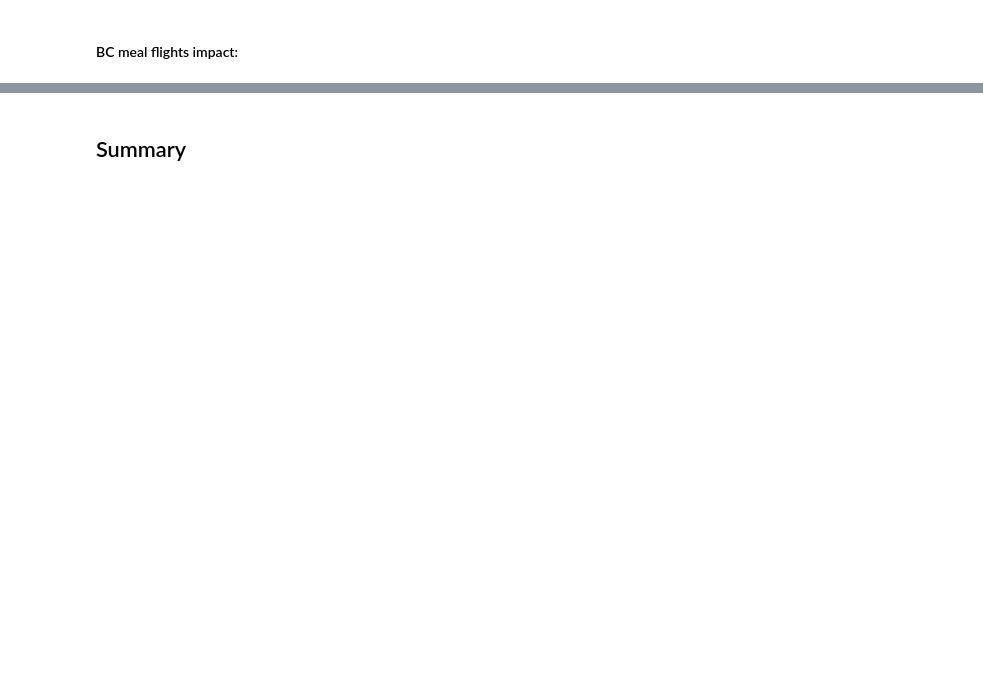
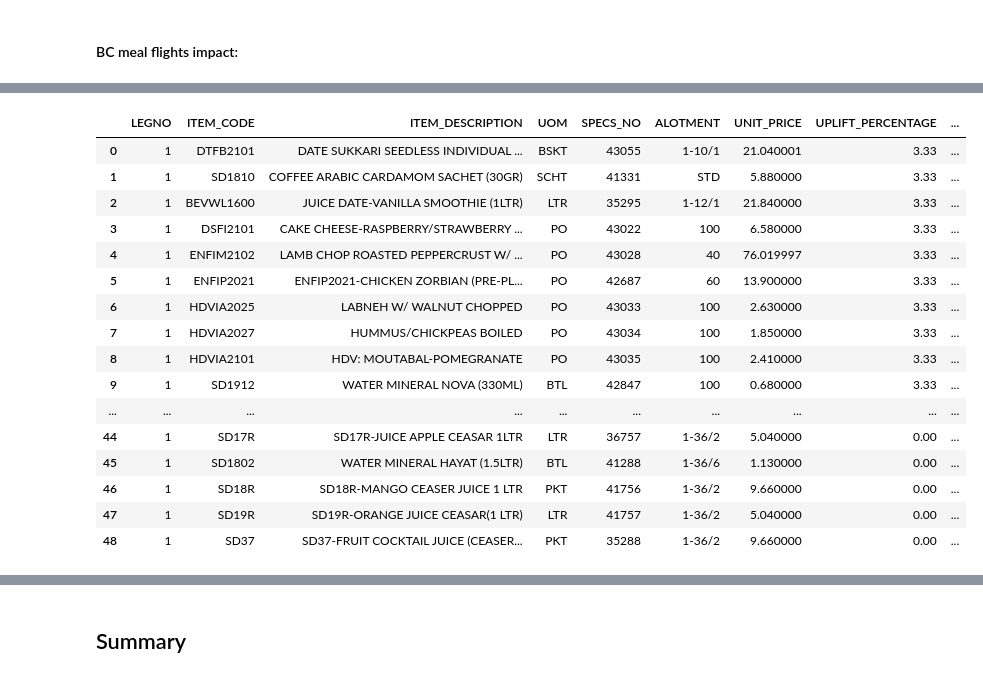
Before and after one commit to KhaledAlmanea/foodMonthlyCostImpact, a Jupyter notebook: CDN Monthly Data Report.ipynb, the cells around one changed output, grey strips where cells are left out. Cells and saved outputs as stored; diff of their text form; code cells hidden in the pictures; blank space fills up the shorter version.

```diff
--- a/CDN Monthly Data Report.ipynb
+++ b/CDN Monthly Data Report.ipynb
@@ -1249,13 +1245,12 @@ Total cost impact on meal flights economy equals SAR 3,132,950 and its impact on
 # %%
 changes_list_meal_bc = pd.DataFrame()
 
-# create beverages data frame for BC
+# create beverages data frame for JC
 meal_frame_bc = df_three[((df_three['Block Time'] > 89) & (df_three['CLASS_CODE'] == 'JC') & ~(df_three.ITEM_CODE.isin(handling_item_codes)) & ~(df_three.ROUTE.isin(beverage_exception))) | ((df_three['Block Time'] > 89) & (df_three.ROUTE.isin(meal_exception)) & (df_three['CLASS_CODE'] == 'JC') & ~(df_three.ITEM_CODE.isin(handling_item_codes)))]
 meal_frame_p_bc = df_p_three[((df_p_three['Block Time'] > 89) & (df_p_three['CLASS_CODE'] == 'JC') & ~(df_p_three.ITEM_CODE.isin(handling_item_codes)) & ~(df_p_three.ROUTE.isin(beverage_exception))) | ((df_p_three['Block Time'] > 89) & (df_p_three.ROUTE.isin(meal_exception)) & (df_p_three['CLASS_CODE'] == 'JC') & ~(df_p_three.ITEM_CODE.isin(handling_item_codes)))]
 
-
-meal_frame_bc.drop_duplicates(subset=['DBL_DATE','ITEM_CODE', 'SPECS_NO', 'ITEM_DESCRIPTION','UOM', 'ALOTMENT', 'UNIT_PRICE'], inplace = True)
-meal_frame_p_bc.drop_duplicates(subset=['DBL_DATE','ITEM_CODE', 'SPECS_NO', 'ITEM_DESCRIPTION','UOM', 'ALOTMENT', 'UNIT_PRICE'], inplace = True)
+meal_frame_bc.drop_duplicates(subset=['DBL_DATE','SPECS_NO','UOM', 'ALOTMENT', 'UNIT_PRICE'], inplace = True)
+meal_frame_p_bc.drop_duplicates(subset=['DBL_DATE','SPECS_NO','UOM', 'ALOTMENT', 'UNIT_PRICE'], inplace = True)
 
 # drop unneeded columns
 meal_frame_bc = meal_frame_bc.drop(columns=['CDN_NO','ETD', 'FLT_NO' ,'FROM_CITY', 'TO_CITY', 'CLASS_CODE', 'CAPACITY', 'NO_PAX', 'PRICE', 'TYPE_CODE', 'Block Time', 'ROUTE'])
@@ -1264,6 +1259,10 @@ meal_frame_p_bc = meal_frame_p_bc.drop(columns=['CDN_NO','ETD', 'FLT_NO','FROM_C
 #Keep leg number 1 only
 meal_frame_bc = meal_frame_bc.drop(meal_frame_bc[meal_frame_bc.LEGNO.isin(['2', '3', '4'])].index)
 meal_frame_p_bc = meal_frame_p_bc.drop(meal_frame_p_bc[meal_frame_p_bc.LEGNO.isin(['2', '3', '4'])].index)
+
+# Drop rows where unit price equals 0
+meal_frame_bc = meal_frame_bc.drop(meal_frame_bc[meal_frame_bc['UNIT_PRICE'] == 0].index)
+meal_frame_p_bc = meal_frame_p_bc.drop(meal_frame_p_bc[meal_frame_p_bc['UNIT_PRICE'] == 0].index)
 
 # Concat menus
 changes_list_meal_bc = pd.concat([meal_frame_bc, meal_frame_p_bc])
@@ -1274,36 +1273,32 @@ changes_list_meal_bc.dropna(subset=['SPECS_NO'], inplace=True)
 #drop duplicated rows
 changes_list_meal_bc.drop_duplicates(subset=['SPECS_NO'], inplace = True)
 
-# td variable to store the latest day in the month
-td = meal_frame_p_bc.DBL_DATE.dt.day.iloc[-1]
-# dc variable to store the latest day comes with the SPEC_NO
-dc = 0
+changes_list_meal_bc['UPLIFT_PERCENTAGE'] = 0
 # Loop to go through the items of the changes list and remove any item that is not a change
 for x, z in enumerate(changes_list_meal_bc['SPECS_NO'].values):
     # if the item is not available in the previous month but available in the current month "keep it"
-    if z not in meal_frame_p_bc['SPECS_NO'].values:
-        if z in meal_frame_bc['SPECS_NO'].values:
-            pass
+    if (z not in meal_frame_p_bc['SPECS_NO'].values) & (z in meal_frame_bc['SPECS_NO'].values):
+        pass
      # if the item is available in the previous month but not available in the current month "keep it"
-    elif z not in meal_frame_bc['SPECS_NO'].values:
-        if z in meal_frame_p_bc['SPECS_NO'].values:
-            pass
+    elif (z not in meal_frame_bc['SPECS_NO'].values) & (z in meal_frame_p_bc['SPECS_NO'].values):
+        pass
     # delete the item if it is available in the whole previous month (100%)
-    elif z in meal_frame_bc['SPECS_NO'].values:
+    elif (z in meal_frame_bc['SPECS_NO'].values) & (z in meal_frame_p_bc['SPECS_NO'].values):
         if meal_frame_bc['UNIT_PRICE'][meal_frame_bc['SPECS_NO'] == z].sum() > 0:
-            current_month_price = (meal_frame_bc['UNIT_PRICE'][(meal_frame_bc['SPECS_NO'] == z) & (meal_frame_bc['UNIT_PRICE'] > 0)]).iloc[0]
-        if z in meal_frame_p_bc['SPECS_NO'].values:
-            for i, j in enumerate(meal_frame_p_bc.DBL_DATE.dt.day):
-                if (meal_frame_p_bc['SPECS_NO'][(meal_frame_p_bc['SPECS_NO'] == z) & (meal_frame_p_bc.DBL_DATE.dt.day == j)]).size > 0:
-                    if z in (meal_frame_p_bc['SPECS_NO'][(meal_frame_p_bc['SPECS_NO'] == z) & (meal_frame_p_bc.DBL_DATE.dt.day == j)]).values:
-                        dc = j
-                    uplift_percentage = dc / td
 
-                    if uplift_percentage >= 1:
-                        changes_list_meal_bc.drop(changes_list_meal_bc[changes_list_meal_bc['SPECS_NO'] == z].index, inplace=True)
+            alpha = meal_frame_bc['DBL_DATE'][meal_frame_bc['SPECS_NO'] == z].nunique()
+            bravo = meal_frame_p_bc['DBL_DATE'][meal_frame_p_bc['SPECS_NO'] == z].nunique()
+            uplift_percentage = (bravo / 30)*100
 
-                    if np.count_nonzero(meal_frame_p_bc.DBL_DATE.dt.day[(meal_frame_p_bc['SPECS_NO'] == z) & (meal_frame_p_bc['UNIT_PRICE'] == current_month_price)]) == np.count_nonzero(meal_frame_bc.DBL_DATE.dt.day[(meal_frame_bc['SPECS_NO'] == z) & (meal_frame_p_bc['UNIT_PRICE'] == current_month_price)]):
-                        changes_list_meal_bc.drop(changes_list_meal_bc[changes_list_meal_bc['SPECS_NO'] == z].index, inplace=True)
+            changes_list_meal_bc['UPLIFT_PERCENTAGE'][changes_list_meal_bc['SPECS_NO'] == z] = np.round(uplift_percentage,2)
+
+            if uplift_percentage > 10:
+                changes_list_meal_bc.drop(changes_list_meal_bc[changes_list_meal_bc['SPECS_NO'] == z].index, inplace=True)
+            elif alpha == bravo:
+                changes_list_meal_bc.drop(changes_list_meal_bc[changes_list_meal_bc['SPECS_NO'] == z].index, inplace=True)
+            else:
+                pass
+
 
 #Create another frame for the new month to calculate the impact
 meal_frame_bc_im = df_three[((df_three['Block Time'] > 89) & (df_three['CLASS_CODE'] == 'JC') & ~(df_three.ITEM_CODE.isin(handling_item_codes)) & ~(df_three.ROUTE.isin(beverage_exception))) | ((df_three['Block Time'] > 89) & (df_three.ROUTE.isin(meal_exception)) & (df_three['CLASS_CODE'] == 'JC') & ~(df_three.ITEM_CODE.isin(handling_item_codes)))]
@@ -1315,21 +1310,21 @@ changes_list_meal_bc['TOTAL_COST'] = 0 # Add impact column to change_list
 changes_list_meal_bc['CPP_IMPACT'] = 0 # Add impact column to change_list
 changes_list_meal_bc['STATUS'] = ''
 meal_bc_cost_im = 0  # place holder for total cost impact for each item
-for x,z in enumerate(changes_list_meal_bc['SPECS_NO']): # loop to get the specs number for new items
+for x,z in enumerate(changes_list_meal_bc['SPECS_NO'].values): # loop to get the specs number for new items
     if z in meal_frame_bc_im['SPECS_NO'].values:
-        for i, y in enumerate(meal_frame_bc_im['PRICE'][meal_frame_bc_im['SPECS_NO'] == z]): #get the impact on each flight and add it to bev_yc_cost_im
-            meal_bc_cost_im = meal_bc_cost_im + y
-            changes_list_meal_bc['STATUS'].iloc[x] = 'Add'
+        meal_bc_cost_im = meal_frame_bc_im['PRICE'][meal_frame_bc_im['SPECS_NO'] == z].sum()
+        if (changes_list_meal_bc['UPLIFT_PERCENTAGE'].iloc[x] < 10) & (changes_list_meal_bc['UPLIFT_PERCENTAGE'].iloc[x] > 0):
+            meal_bc_cost_im = meal_bc_cost_im - (meal_bc_cost_im * (changes_list_meal_bc['UPLIFT_PERCENTAGE'].iloc[x]/100))
+        changes_list_meal_bc['STATUS'].iloc[x] = 'Add'
     else:
-        for i, y in enumerate(meal_frame_p_bc_im['PRICE'][meal_frame_p_bc_im['SPECS_NO'] == z]): #get the impact on each flight and add it to bev_yc_cost_im
-            meal_bc_cost_im = meal_bc_cost_im - y
-            changes_list_meal_bc['STATUS'].iloc[x] = 'Remove'
+        meal_bc_cost_im = -1*(meal_frame_p_bc_im['PRICE'][meal_frame_p_bc_im['SPECS_NO'] == z].sum())
+        changes_list_meal_bc['STATUS'].iloc[x] = 'Remove'
     # claculate the CPP for the current spec number
     cpp_im = meal_bc_cost_im / paxCount
     # Add the total impact for the current spec number
-    changes_list_meal_bc['TOTAL_COST'].iloc[x] = meal_bc_cost_im
+    changes_list_meal_bc['TOTAL_COST'].iloc[x] = np.round(meal_bc_cost_im, 0)
     # Add the CPP impact to the current spec number
-    changes_list_meal_bc['CPP_IMPACT'].iloc[x] = cpp_im
+    changes_list_meal_bc['CPP_IMPACT'].iloc[x] = np.round(cpp_im, 2)
     # rest place holders to zero
     cpp_im = 0
     meal_bc_cost_im = 0
@@ -1364,7 +1359,7 @@ if changes_list_meal_bc['ITEM_DESCRIPTION'].count() > 0:
     display(meal_frame_bc)
     print('The following is the changes and impact breakdown:')
     display(changes_list_meal_bc)
-    print('Total cost impact on meal flights economy equals SAR {:,} and its impact on CPP equals SAR {:,}'.format(changes_list_meal_bc['TOTAL_COST'].sum(), changes_list_meal_bc['CPP_IMPACT'].sum()))
+    print('Total cost impact on meal flights economy equals SAR {:,} and its impact on CPP equals SAR {:,}'.format(changes_list_meal_bc['TOTAL_COST'].sum(), np.round(changes_list_meal_bc['CPP_IMPACT'].sum(), 2)))
 
 else:
     # print previous month dataframe
@@ -1374,3 +1369,4 @@ else:
     print('Current month menu:')
     display(meal_frame_bc)
     print('No changes observed')
+# %% [output]
@@ -1376,0 +1430,17 @@ else:
+|  | LEGNO | ITEM_CODE | ITEM_DESCRIPTION | UOM | SPECS_NO | ALOTMENT | UNIT_PRICE | UPLIFT_PERCENTAGE | ... |
+| 0 | 1 | DTFB2101 | DATE SUKKARI SEEDLESS INDIVIDUAL ... | BSKT | 43055 | 1-10/1 | 21.040001 | 3.33 | ... |
+| 1 | 1 | SD1810 | COFFEE ARABIC CARDAMOM SACHET (30GR) | SCHT | 41331 | STD | 5.880000 | 3.33 | ... |
+| 2 | 1 | BEVWL1600 | JUICE DATE-VANILLA SMOOTHIE (1LTR) | LTR | 35295 | 1-12/1 | 21.840000 | 3.33 | ... |
+| 3 | 1 | DSFI2101 | CAKE CHEESE-RASPBERRY/STRAWBERRY ... | PO | 43022 | 100 | 6.580000 | 3.33 | ... |
+| 4 | 1 | ENFIM2102 | LAMB CHOP ROASTED PEPPERCRUST W/ ... | PO | 43028 | 40 | 76.019997 | 3.33 | ... |
+| 5 | 1 | ENFIP2021 | ENFIP2021-CHICKEN ZORBIAN (PRE-PL... | PO | 42687 | 60 | 13.900000 | 3.33 | ... |
+| 6 | 1 | HDVIA2025 | LABNEH W/ WALNUT CHOPPED | PO | 43033 | 100 | 2.630000 | 3.33 | ... |
+| 7 | 1 | HDVIA2027 | HUMMUS/CHICKPEAS BOILED | PO | 43034 | 100 | 1.850000 | 3.33 | ... |
+| 8 | 1 | HDVIA2101 | HDV: MOUTABAL-POMEGRANATE | PO | 43035 | 100 | 2.410000 | 3.33 | ... |
+| 9 | 1 | SD1912 | WATER MINERAL NOVA (330ML) | BTL | 42847 | 100 | 0.680000 | 3.33 | ... |
+| ... | ... | ... | ... | ... | ... | ... | ... | ... | ... |
+| 44 | 1 | SD17R | SD17R-JUICE APPLE CEASAR 1LTR | LTR | 36757 | 1-36/2 | 5.040000 | 0.00 | ... |
+| 45 | 1 | SD1802 | WATER MINERAL HAYAT (1.5LTR) | BTL | 41288 | 1-36/6 | 1.130000 | 0.00 | ... |
+| 46 | 1 | SD18R | SD18R-MANGO CEASER JUICE 1 LTR | PKT | 41756 | 1-36/2 | 9.660000 | 0.00 | ... |
+| 47 | 1 | SD19R | SD19R-ORANGE JUICE CEASAR(1 LTR) | LTR | 41757 | 1-36/2 | 5.040000 | 0.00 | ... |
+| 48 | 1 | SD37 | SD37-FRUIT COCKTAIL JUICE (CEASER... | PKT | 35288 | 1-36/2 | 9.660000 | 0.00 | ... |
```
Also changed, not shown: parts of 23 cells of this notebook.
